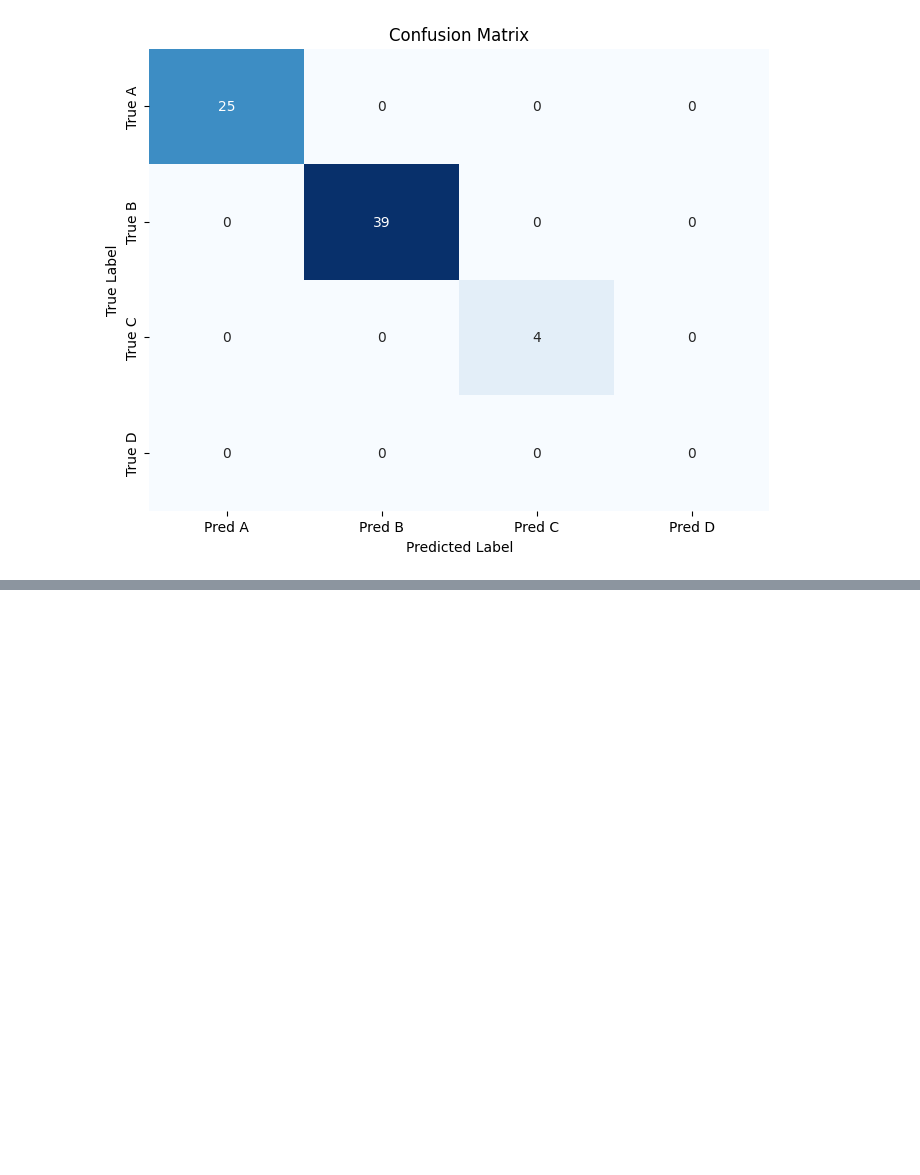
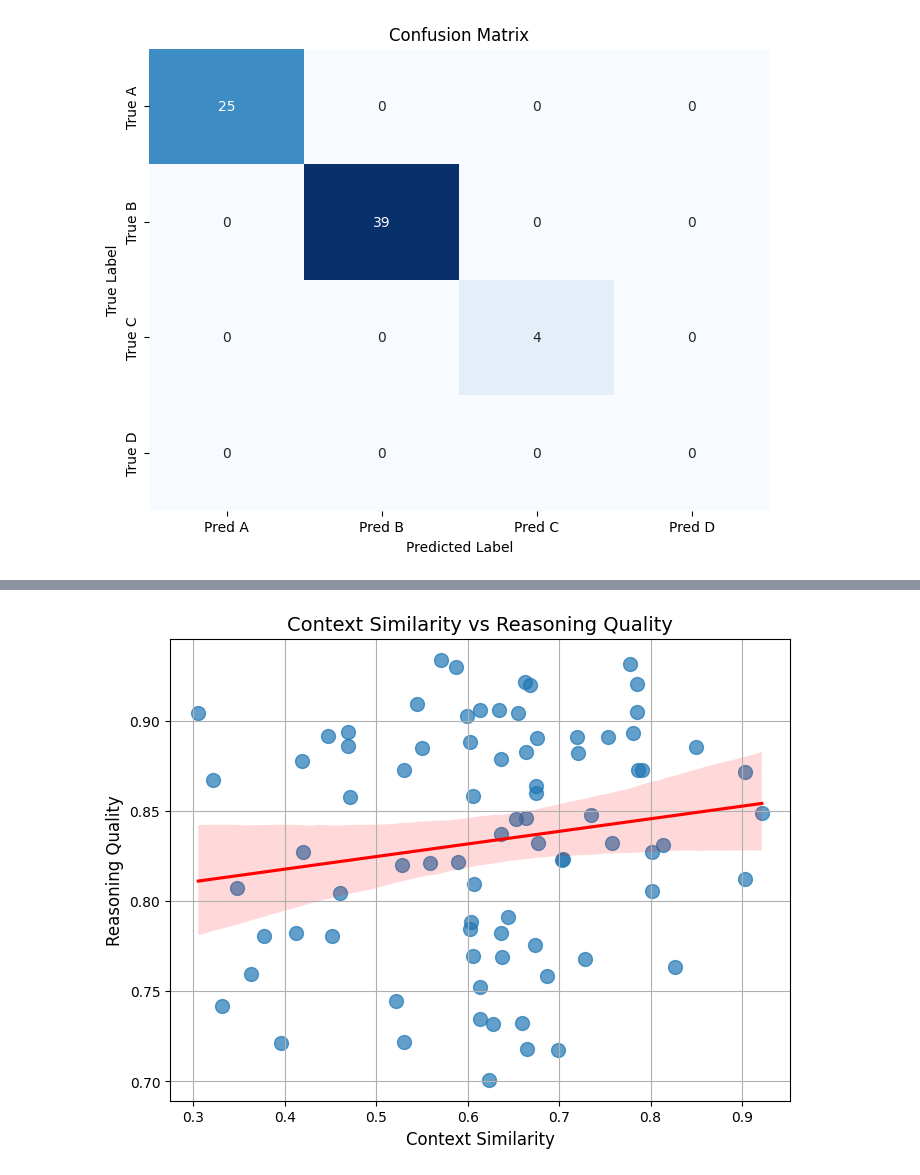
Before and after one commit to paudelanil/askMCQ, a Jupyter notebook: notebook/Evaluation.ipynb, the cells around one changed output, grey strips where cells are left out. Saved outputs shown, nothing was run; the diff lists cells and outputs as text; code cells hidden in the pictures; blank space fills up the shorter version.

```diff
--- a/notebook/Evaluation.ipynb
+++ b/notebook/Evaluation.ipynb
@@ -326,0 +472,18 @@ Correct Predictions: 81
+# %%
+# Create DataFrame
+# Scatter plot with regression line
+plt.figure(figsize=(8, 6))
+sns.regplot(
+    x="Context Similarity",
+    y="Reasoning Quality",
+    data=df,
+    scatter_kws={'s': 100, 'alpha': 0.7},
+    line_kws={'color': 'red'}
+)
+plt.title("Context Similarity vs Reasoning Quality", fontsize=14)
+plt.xlabel("Context Similarity", fontsize=12)
+plt.ylabel("Reasoning Quality", fontsize=12)
+plt.grid(True)
+plt.show()
+# %% [output]
+[figure, added]
```
Also changed, not shown: parts of 69 cells of this notebook, 43 other files.
